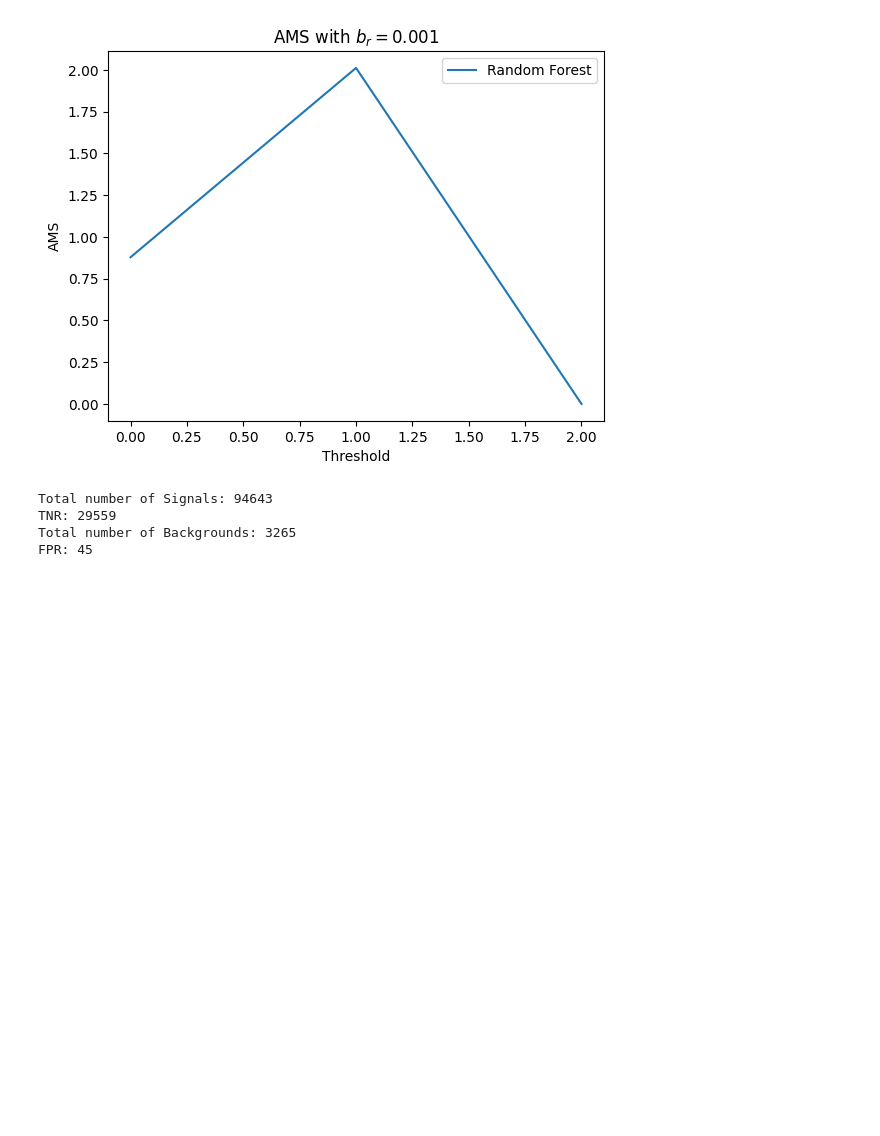
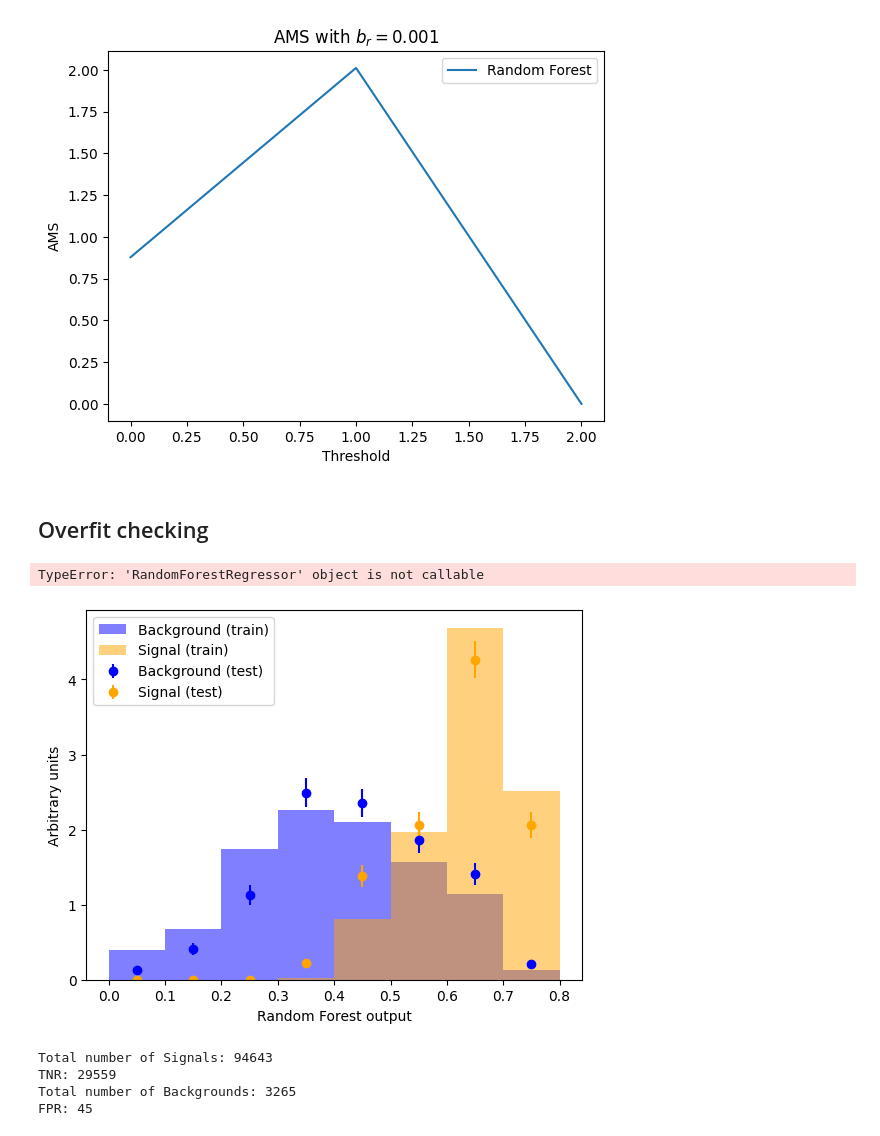
Before and after one commit to mghasemi19/TopFC, a Jupyter notebook: BDT_weight/RF_TopFC_main_bkg_analysis.ipynb, the cells around one changed output. Saved outputs shown, nothing was run; the diff lists cells and outputs as text; code cells hidden in the pictures; blank space fills up the shorter version.

Commit message:
First try for overfit checking

```diff
--- a/BDT_weight/RF_TopFC_main_bkg_analysis.ipynb
+++ b/BDT_weight/RF_TopFC_main_bkg_analysis.ipynb
@@ -813,6 +813,80 @@ plt.legend()  # add legend
 # %% [output]
 <matplotlib.legend.Legend at 0x...>
 [figure]
+# %% [markdown]
+## Overfit checking
+# %%
+import torch # import PyTorch
+import torch.nn as nn # import PyTorch neural network
+import torch.nn.functional as F # import PyTorch neural network functional
+from torch.autograd import Variable # create variable from tensor
+import torch.utils.data as Data # create data from tensors
+
+def compare_train_test(clf, X_train, y_train, X_test, y_test, xlabel):
+    decisions = [] # list to hold decisions of classifier
+    for X,y in ((X_train, y_train), (X_test, y_test)): # train and test
+        if hasattr(clf, "predict_proba"): # if predict_proba function exists
+            d1 = clf.predict_proba(X[y<0.5])[:, 1] # background
+            d2 = clf.predict_proba(X[y>0.5])[:, 1] # signal
+        else: # predict_proba function doesn't exist
+            X_tensor = torch.as_tensor(X, dtype=torch.float) # make tensor from X_test_scaled
+            y_tensor = torch.as_tensor(y, dtype=torch.long) # make tensor from y_test
+            X_var, y_var = Variable(X_tensor), Variable(y_tensor) # make variables from tensors
+            d1 = clf(X_var[y_var<0.5])[1][:, 1].cpu().detach().numpy() # background
+            d2 = clf(X_var[y_var>0.5])[1][:, 1].cpu().detach().numpy() # signal
+        decisions += [d1, d2] # add to list of classifier decision
+
+    highest_decision = max(np.max(d) for d in decisions) # get maximum score
+    bin_edges = [] # list to hold bin edges
+    bin_edge = -0.1 # start counter for bin_edges
+    while bin_edge < highest_decision: # up to highest score
+        bin_edge += 0.1 # increment
+        bin_edges.append(bin_edge)
+
+    plt.hist(decisions[0], # background in train set
+             bins=bin_edges, # lower and upper range of the bins
+             density=True, # area under the histogram will sum to 1
+             histtype='stepfilled', # lineplot that's filled
+             color='blue', label='Background (train)', # Background (train)
+            alpha=0.5 ) # half transparency
+    plt.hist(decisions[1], # background in train set
+             bins=bin_edges, # lower and upper range of the bins
+             density=True, # area under the histogram will sum to 1
+             histtype='stepfilled', # lineplot that's filled
+             color='orange', label='Signal (train)', # Signal (train)
+            alpha=0.5 ) # half transparency
+
+    hist_background, bin_edges = np.histogram(decisions[2], # background test
+                                              bins=bin_edges, # number of bins in function definition
+                                              density=True ) # area under the histogram will sum to 1
+
+    scale = len(decisions[2]) / sum(hist_background) # between raw and normalised
+    err_background = np.sqrt(hist_background * scale) / scale # error on test background
+
+    width = 0.1 # histogram bin width
+    center = (bin_edges[:-1] + bin_edges[1:]) / 2 # bin centres
+
+    plt.errorbar(x=center, y=hist_background, yerr=err_background, fmt='o', # circles
+                 c='blue', label='Background (test)' ) # Background (test)
+
+    hist_signal, bin_edges = np.histogram(decisions[3], # siganl test
+                                          bins=bin_edges, # number of bins in function definition
+                                          density=True ) # area under the histogram will sum to 1
+    scale = len(decisions[3]) / sum(hist_signal) # between raw and normalised
+    err_signal = np.sqrt(hist_signal * scale) / scale # error on test background
+
+    plt.errorbar(x=center, y=hist_signal, yerr=err_signal, fmt='o', # circles
+                 c='orange', label='Signal (test)' ) # Signal (test)
+
+    plt.xlabel(xlabel) # write x-axis label
+    plt.ylabel("Arbitrary units") # write y-axis label
+    plt.legend() # add legend
+
+compare_train_test(RF_clf, X_train_val, Y_train_val, X_test, Y_test, 'Random Forest output')
+compare_train_test(best_random, X_train_val, Y_train_val, X_test, Y_test, 'Random Forest optimized output')
+# %% [output]
+TypeError: 'RandomForestRegressor' object is not callable
+[figure, added]
 # %%
 df_all[(df_all['isSignal'] == 1) & (df_all['dense_RF_opt']==0)].head()
 print("Total number of Signals:", len(df_all[(df_all['isSignal'] == 1)]))
```
Also changed, not shown: 1 other file.
